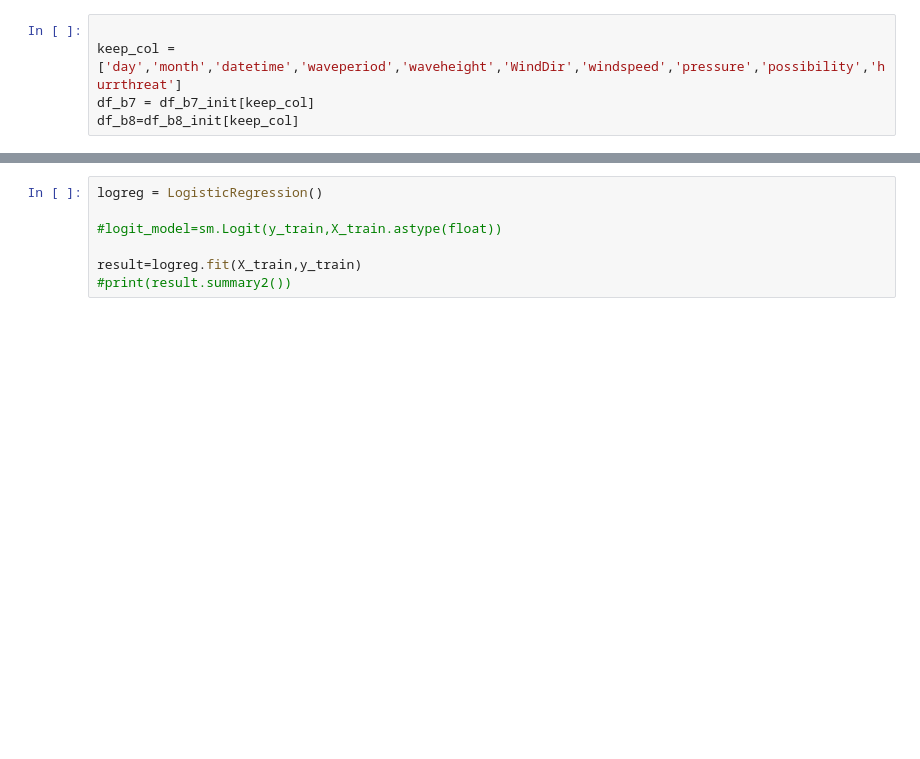
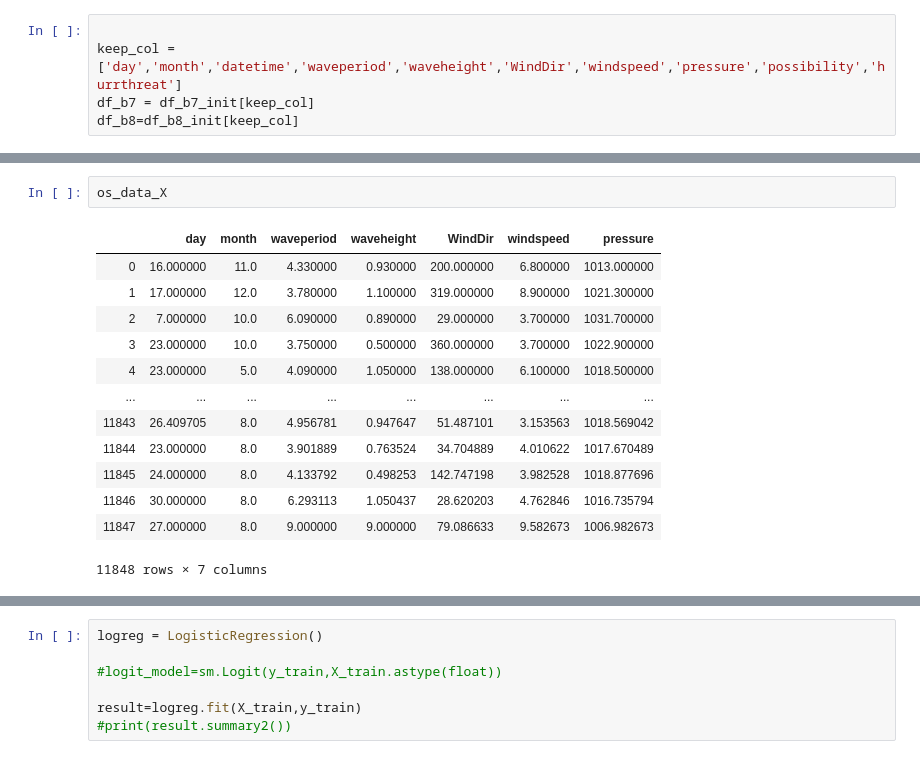
Before and after one commit to ishwarc404/Weather_Prediction_DataAnalytics, a Jupyter notebook: MODEL/Logistic/Logistic.ipynb, the cells around one changed output, grey strips where cells are left out. Cells and saved outputs as stored; diff of their text form; blank space fills up the shorter version.

```diff
--- a/MODEL/Logistic/Logistic.ipynb
+++ b/MODEL/Logistic/Logistic.ipynb
@@ -62,0 +97,16 @@ Text(0, 0.5, 'pressure')
+# %%
+os_data_X
+# %% [output]
+|  | day | month | waveperiod | waveheight | WindDir | windspeed | pressure |
+| 0 | 16.000000 | 11.0 | 4.330000 | 0.930000 | 200.000000 | 6.800000 | 1013.000000 |
+| 1 | 17.000000 | 12.0 | 3.780000 | 1.100000 | 319.000000 | 8.900000 | 1021.300000 |
+| 2 | 7.000000 | 10.0 | 6.090000 | 0.890000 | 29.000000 | 3.700000 | 1031.700000 |
+| 3 | 23.000000 | 10.0 | 3.750000 | 0.500000 | 360.000000 | 3.700000 | 1022.900000 |
+| 4 | 23.000000 | 5.0 | 4.090000 | 1.050000 | 138.000000 | 6.100000 | 1018.500000 |
+| ... | ... | ... | ... | ... | ... | ... | ... |
+| 11843 | 26.409705 | 8.0 | 4.956781 | 0.947647 | 51.487101 | 3.153563 | 1018.569042 |
+| 11844 | 23.000000 | 8.0 | 3.901889 | 0.763524 | 34.704889 | 4.010622 | 1017.670489 |
+| 11845 | 24.000000 | 8.0 | 4.133792 | 0.498253 | 142.747198 | 3.982528 | 1018.877696 |
+| 11846 | 30.000000 | 8.0 | 6.293113 | 1.050437 | 28.620203 | 4.762846 | 1016.735794 |
+| 11847 | 27.000000 | 8.0 | 9.000000 | 9.000000 | 79.086633 | 9.582673 | 1006.982673 |
+11848 rows × 7 columns
```
Also changed, not shown: parts of 12 cells of this notebook, 1 other file.
